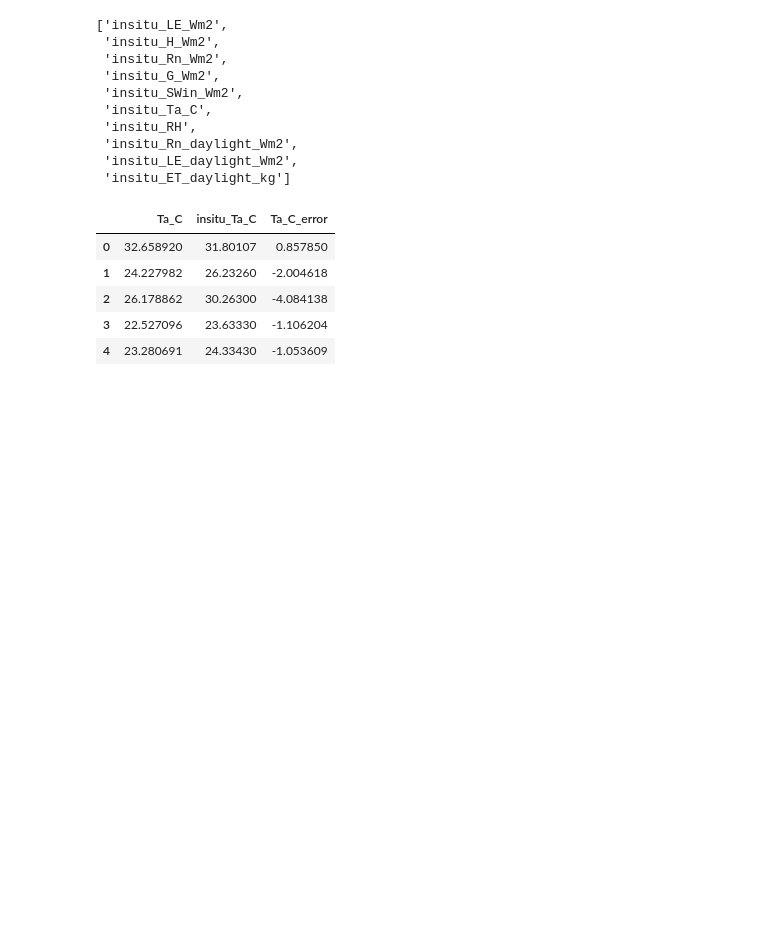
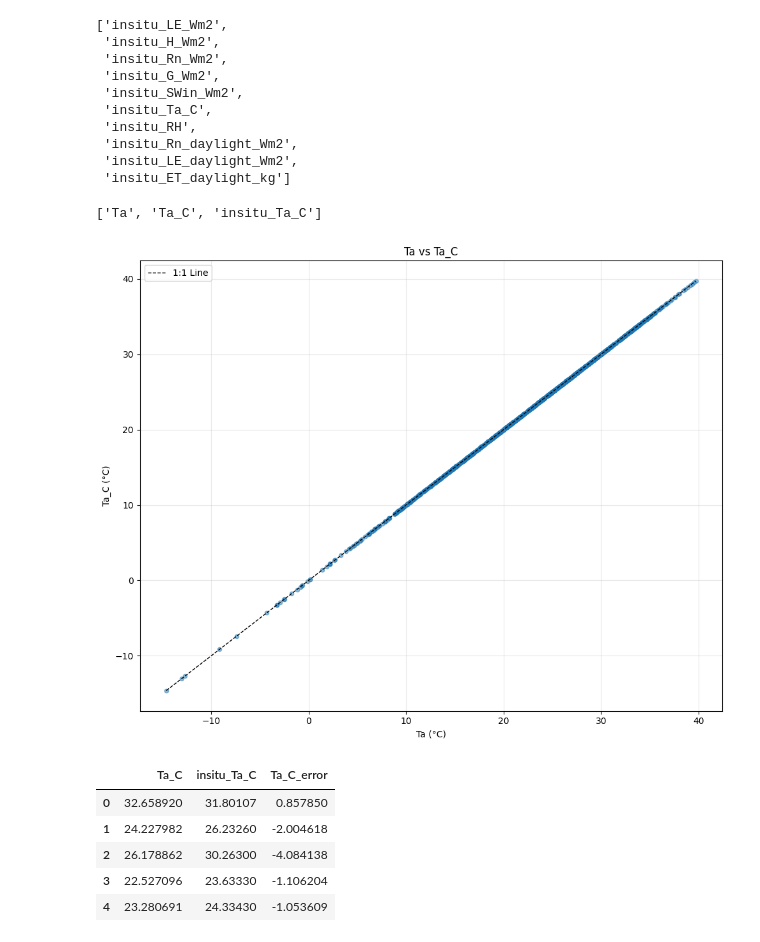
Before and after one commit to gregory-halverson/ECOv003-L3T-L4T-JET, a Jupyter notebook: notebooks/Air Temperature UQ.ipynb, the cells around one changed output. Cells and saved outputs as stored; diff of their text form; code cells hidden in the pictures; blank space fills up the shorter version.

```diff
--- a/notebooks/Air Temperature UQ.ipynb
+++ b/notebooks/Air Temperature UQ.ipynb
@@ -32,6 +32,28 @@ df
  'insitu_Rn_daylight_Wm2',
  'insitu_LE_daylight_Wm2',
  'insitu_ET_daylight_kg']
+# %%
+[column for column in df.columns if "Ta" in column]
+# %% [output]
+['Ta', 'Ta_C', 'insitu_Ta_C']
+# %%
+plt.figure(figsize=(10, 8))
+plt.scatter(df['Ta'], df['Ta_C'], alpha=0.5, s=20)
+
+# Add 1:1 line
+min_val = min(df['Ta'].min(), df['Ta_C'].min())
+max_val = max(df['Ta'].max(), df['Ta_C'].max())
+plt.plot([min_val, max_val], [min_val, max_val], 'k--', linewidth=1, label='1:1 Line')
+
+plt.xlabel('Ta (°C)')
+plt.ylabel('Ta_C (°C)')
+plt.title('Ta vs Ta_C')
+plt.grid(True, alpha=0.3)
+plt.legend()
+plt.tight_layout()
+plt.show()
+# %% [output]
+[figure, added]
 # %%
 df["Ta_C_error"] = df["Ta_C"] - df["insitu_Ta_C"]
 df[["Ta_C", "insitu_Ta_C", "Ta_C_error"]].head()
```
